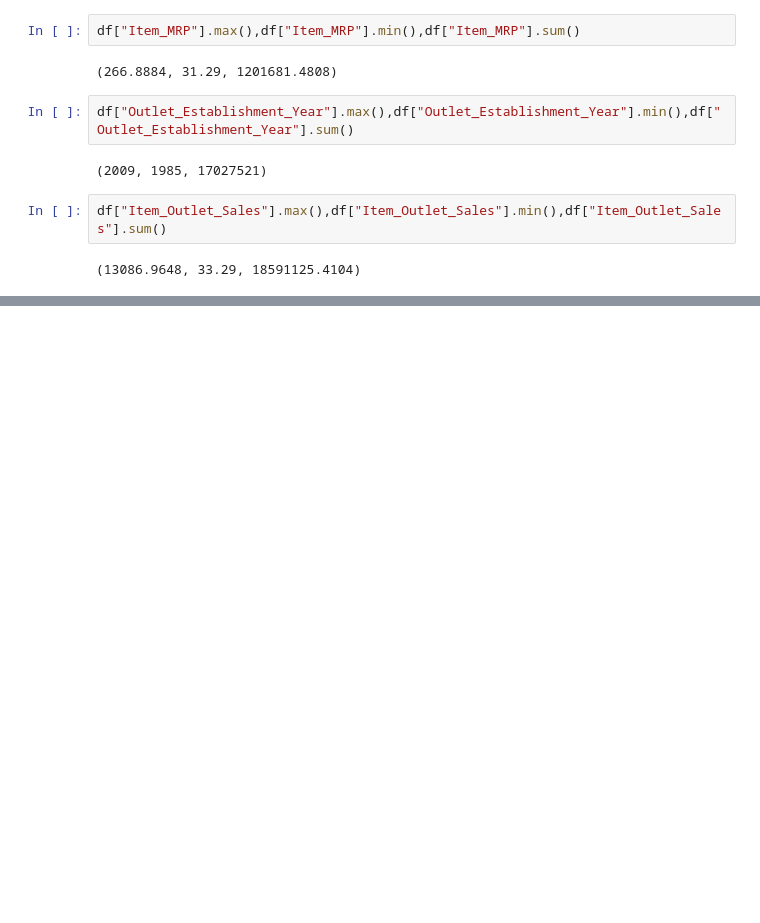
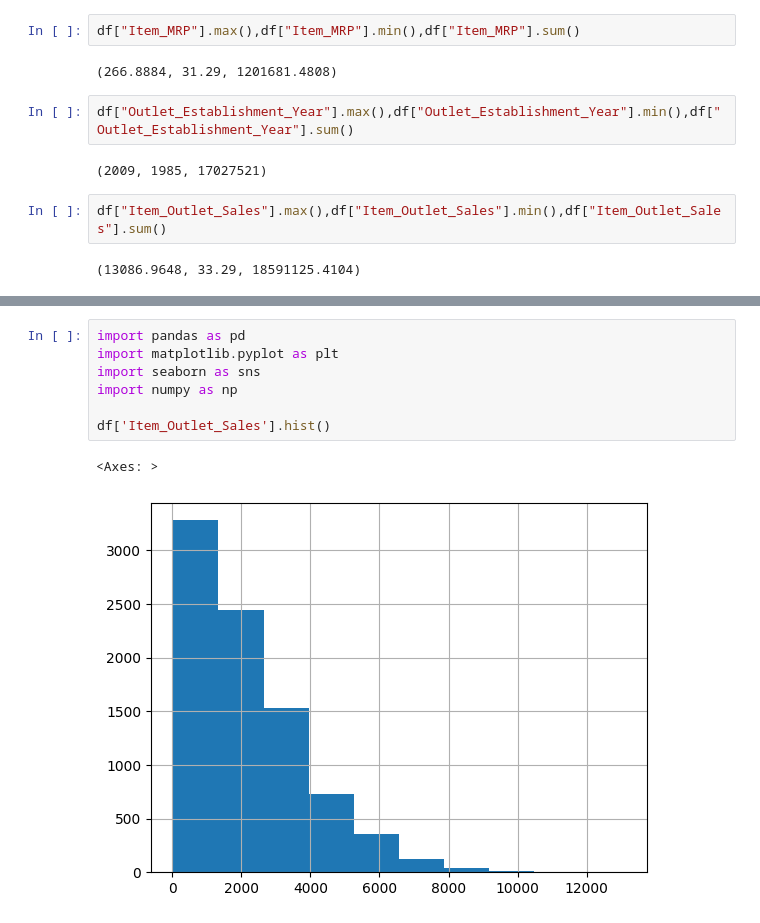
Before and after one commit to RodrigoFigueroa19/dojo_proyecto1, a Jupyter notebook: predicciones_de_ventas_de_alimentos.ipynb, the cells around one changed output, grey strips where cells are left out. Saved outputs shown, nothing was run; the diff lists cells and outputs as text; blank space fills up the shorter version.

```diff
--- a/predicciones_de_ventas_de_alimentos.ipynb
+++ b/predicciones_de_ventas_de_alimentos.ipynb
@@ -223,0 +244,10 @@ df["Item_Outlet_Sales"].max(),df["Item_Outlet_Sales"].min(),df["Item_Outlet_Sale
+# %%
+import pandas as pd
+import matplotlib.pyplot as plt
+import seaborn as sns
+import numpy as np
+
+df['Item_Outlet_Sales'].hist()
+# %% [output]
+<Axes: >
+[figure, added]
```
Also changed, not shown: parts of 10 cells of this notebook.
